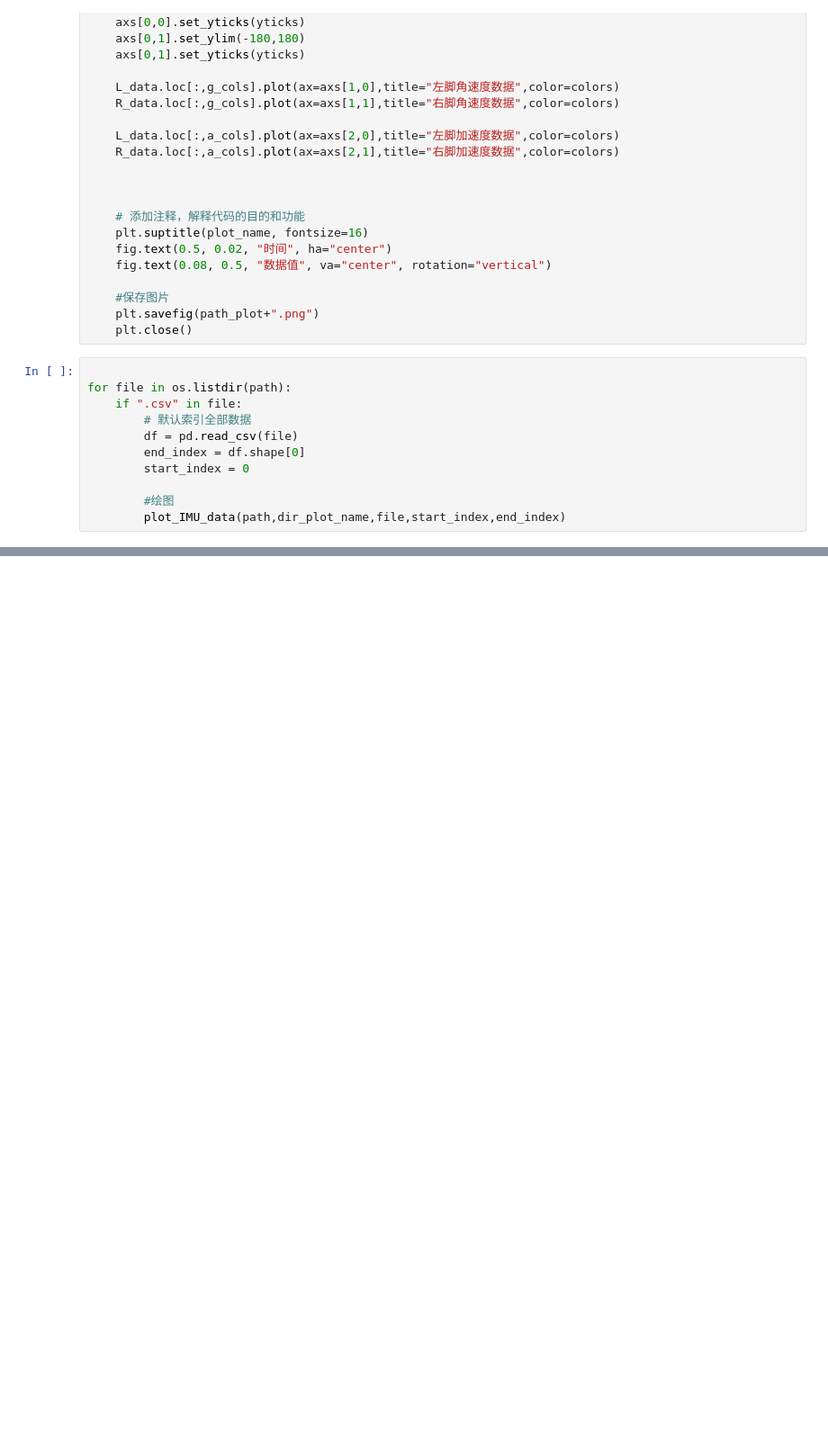
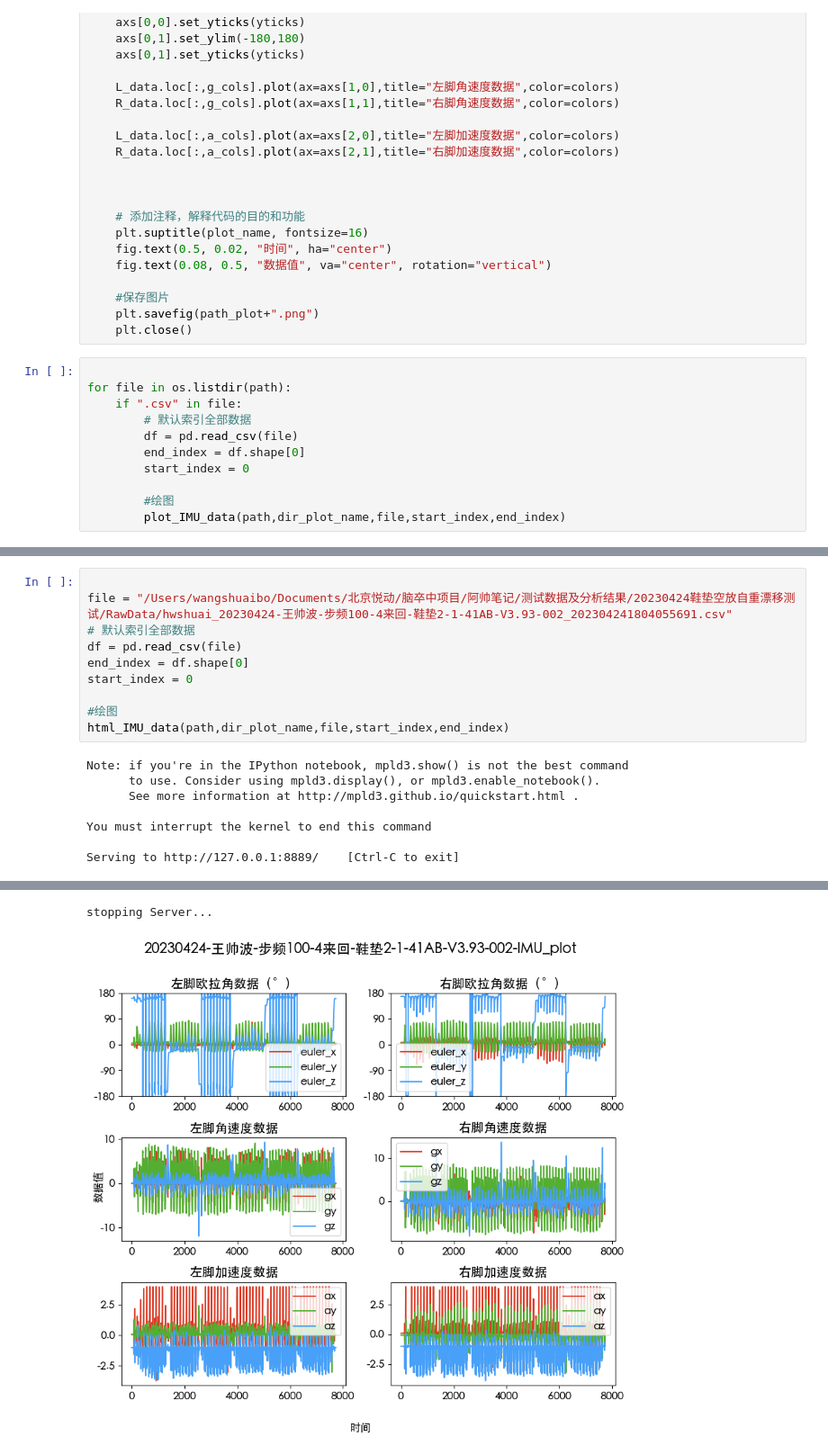
Before and after one commit to Allwillcome/--_----, a Jupyter notebook: InShoes/zy_Inshoe_Data_IMU_plot/20230406_InShoe_Data_IMU_euler_plot.ipynb, the cells around one changed output, grey strips where cells are left out. Shown at 90% size. Drawn from its saved outputs; the diff is of its cells as text; blank space fills up the shorter version.

```diff
--- a/InShoes/zy_Inshoe_Data_IMU_plot/20230406_InShoe_Data_IMU_euler_plot.ipynb
+++ b/InShoes/zy_Inshoe_Data_IMU_plot/20230406_InShoe_Data_IMU_euler_plot.ipynb
@@ -151,0 +202,18 @@ os.listdir(path)
+# %%
+
+file = "/Users/wangshuaibo/Documents/北京悦动/脑卒中项目/阿帅笔记/测试数据及分析结果/20230424鞋垫空放自重漂移测试/RawData/hwshuai_20230424-王帅波-步频100-4来回-鞋垫2-1-41AB-V3.93-002_202304241804055691.csv"
+# 默认索引全部数据
+df = pd.read_csv(file)
+end_index = df.shape[0]
+start_index = 0
+
+#绘图
+html_IMU_data(path,dir_plot_name,file,start_index,end_index)
+# %% [output]
+Note: if you're in the IPython notebook, mpld3.show() is not the best command
+      to use. Consider using mpld3.display(), or mpld3.enable_notebook().
+      See more information at http://mpld3.github.io/quickstart.html .
+
+You must interrupt the kernel to end this command
+
+Serving to http://127.0.0.1:8889/    [Ctrl-C to exit]
@@ -151,0 +227,2 @@ os.listdir(path)
+stopping Server...
+[figure, added]
```
Also changed, not shown: parts of 5 cells of this notebook.
